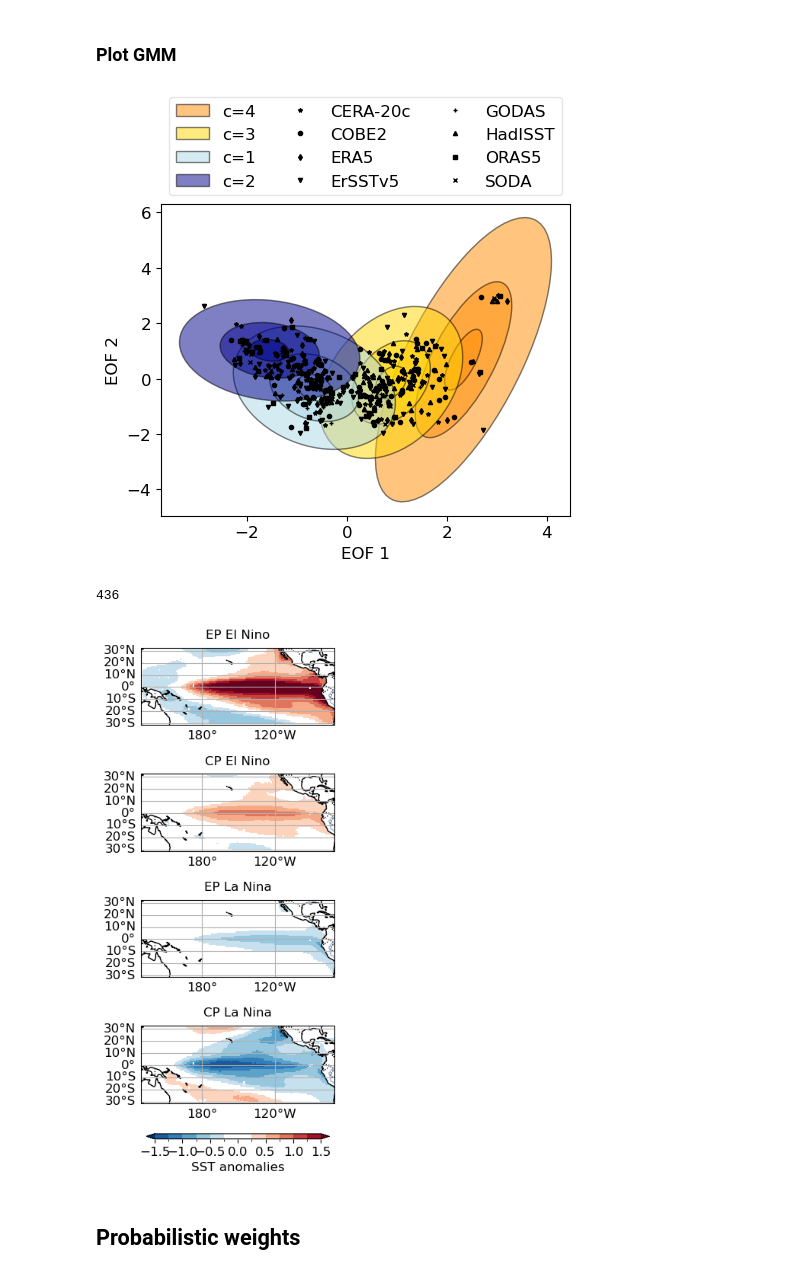
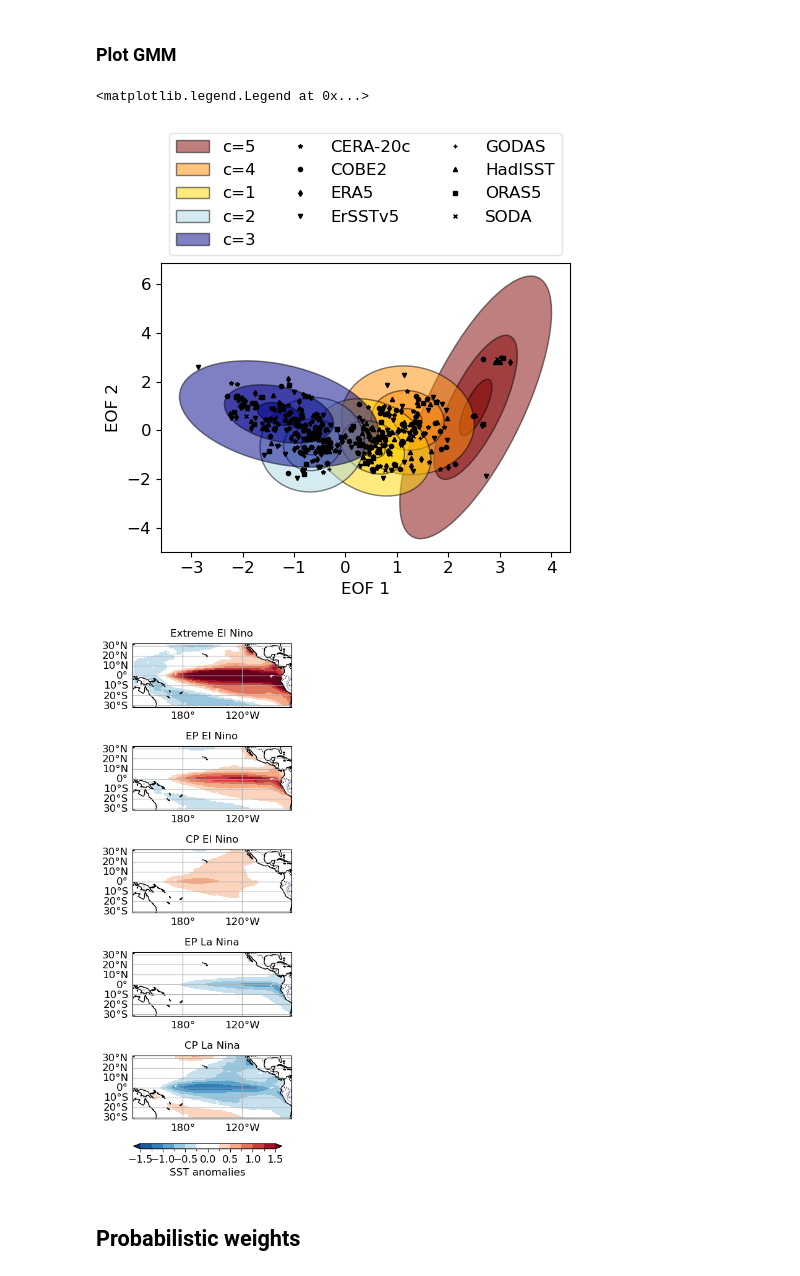
Before and after one commit to jakob-schloer/LatentGMM, a Jupyter notebook: scripts/pcgmm.ipynb, the cells around one changed output. Saved outputs shown, nothing was run; the diff lists cells and outputs as text; code cells hidden in the pictures.

```diff
--- a/scripts/pcgmm.ipynb
+++ b/scripts/pcgmm.ipynb
@@ -147,8 +147,8 @@ ax = sns.boxplot(data=result, x='k', y='bic', ax=ax)
 ### Plot GMM
 # %%
 # Train GMM
-n_cluster=4
-n_rand = 436 # np.random.randint(0, 1000)
+n_cluster=5
+n_rand = 890 # np.random.randint(0, 1000)
 gmm_pca = mixture.GaussianMixture(n_components=n_cluster,
                       covariance_type='full', max_iter=100,
                       random_state=n_rand, n_init=10, init_params='random_from_data')
@@ -170,46 +170,43 @@ fig, ax = plt.subplots(figsize=(5,5))
 
 # Plot gmm means
 gmm_order = np.arange(gmm_pca.means_.shape[0])
-# gmm_order = np.array([4, 5, 1, 3, 2]) -1 # all sst
-gmm_order = np.array([4, 3, 1, 2]) -1 # all sst
-gmclrs = ['darkorange', 'gold', 'lightblue', 'darkblue', 'black']
+gmm_order = np.array([5, 4, 1, 2, 3]) -1 # k=5, n_rand=890 sst
+# gmm_order = np.array([4, 3, 1, 2]) -1 # k=4, n_rand=436
+gmclrs = ['maroon', 'darkorange', 'gold', 'lightblue', 'darkblue', 'black']
 for i, k in enumerate(gmm_order):
     mean = gmm_pca.means_[k, :]
     if gmm_pca.covariance_type == "full":
         Sigma = gmm_pca.covariances_[k, :]
     elif gmm_pca.covariance_type == "diag":
         Sigma = np.diag(gmm_pca.covariances_[k, :])
 
     gmkwargs= dict(fill=False)
     if gmclrs is not None:
         gmkwargs['ec'] = 'k' #gmclrs[i]
         gmkwargs['fc'] = gmclrs[i]
         gmkwargs['fill'] = True
         gmkwargs['alpha'] = 0.5
 
     for p in [0.9, 0.5, 0.1]:
         if p==0.1:
             gmkwargs['label'] = f"c={k+1}"
         gpl.plot_2dgaussian(mean, Sigma,
                              ax=ax, p=p, **gmkwargs)
 
 ax.set_xlabel("EOF 1")
 ax.set_ylabel("EOF 2")
 
 for i, member in enumerate(np.unique(ds['member'].data)):
     idx = np.where(x_events['member'].data == member)[0]
     ax.plot(z_events.isel(eof=0)[idx], z_events.isel(eof=1)[idx], color='k', label=member,
             **plparam[member])
 
 ax.legend(bbox_to_anchor=(0., 1.0, 1., 0.1), loc="lower left", ncol=3, mode='expand')
 
 #plt.savefig(f"../output/plots/pcgmm_representation_k{n_cluster}.png", dpi=300, bbox_inches='tight')
 # %% [output]
+<matplotlib.legend.Legend at 0x...>
-[figure, old version]
+[figure, new version]
-# %%
-n_rand # 436, 593
-# %% [output]
-436
 # %%
 # Plot mean of Gaussian mixtures
 plparam = {'ssta': dict(vmin=-1.5, vmax=1.5, step=0.25, cmap='RdBu_r', centercolor="#ffffff"),
@@ -244,7 +241,7 @@ cbar.set_label(f"SST anomalies", size=12)
 
 #plt.savefig(f"../output/plots/pcgmm_means_k{n_cluster}.png", dpi=300, bbox_inches='tight')
 # %% [output]
-[figure, old version]
+[figure, new version]
 # %%
 # Save means
 if False:
```
Also changed, not shown: parts of 8 cells of this notebook, 7 other files.
